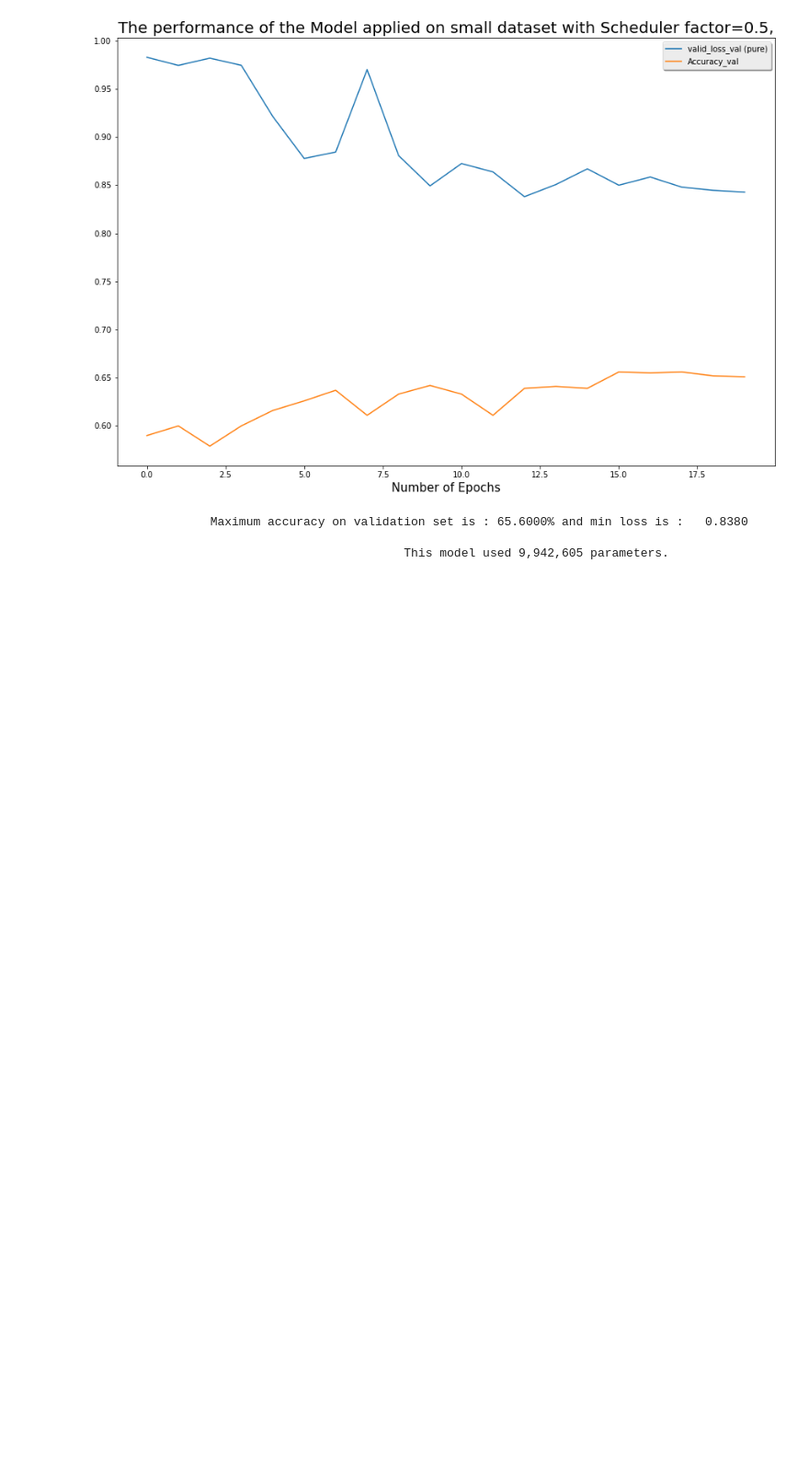
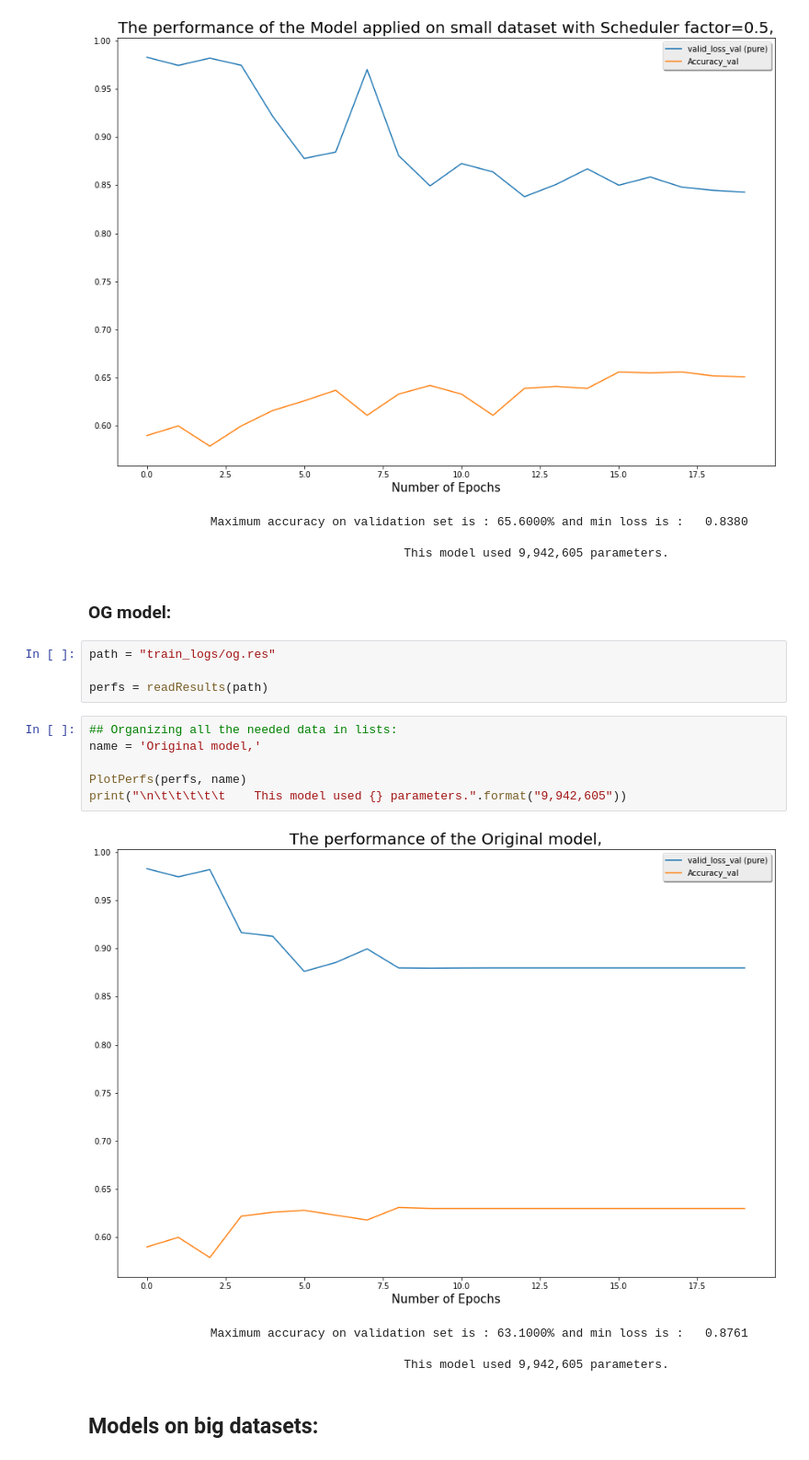
Before and after one commit to dataflowr/self-attentive-sentence-embedding, a Jupyter notebook: Plot_train_logs.ipynb, the cells around one changed output. Shown at 92% size. Cells and saved outputs as stored; diff of their text form; blank space fills up the shorter version.

```diff
--- a/Plot_train_logs.ipynb
+++ b/Plot_train_logs.ipynb
@@ -84,3 +86,22 @@ print("\n\t\t\t\t\t    This model used {} parameters.".format("9,942,605"))
                  Maximum accuracy on validation set is : 65.6000% and min loss is :   0.8380
 
                                             This model used 9,942,605 parameters.
+# %% [markdown]
+### OG model:
+# %%
+path = "train_logs/og.res"
+
+perfs = readResults(path)
+# %%
+## Organizing all the needed data in lists:
+name = 'Original model,'
+
+PlotPerfs(perfs, name)
+print("\n\t\t\t\t\t    This model used {} parameters.".format("9,942,605"))
+# %% [output]
+[figure, added]
+                 Maximum accuracy on validation set is : 63.1000% and min loss is :   0.8761
+
+                                            This model used 9,942,605 parameters.
+# %% [markdown]
+## Models on big datasets:
```
Also changed, not shown: parts of 1 cell of this notebook, 6 other files.
